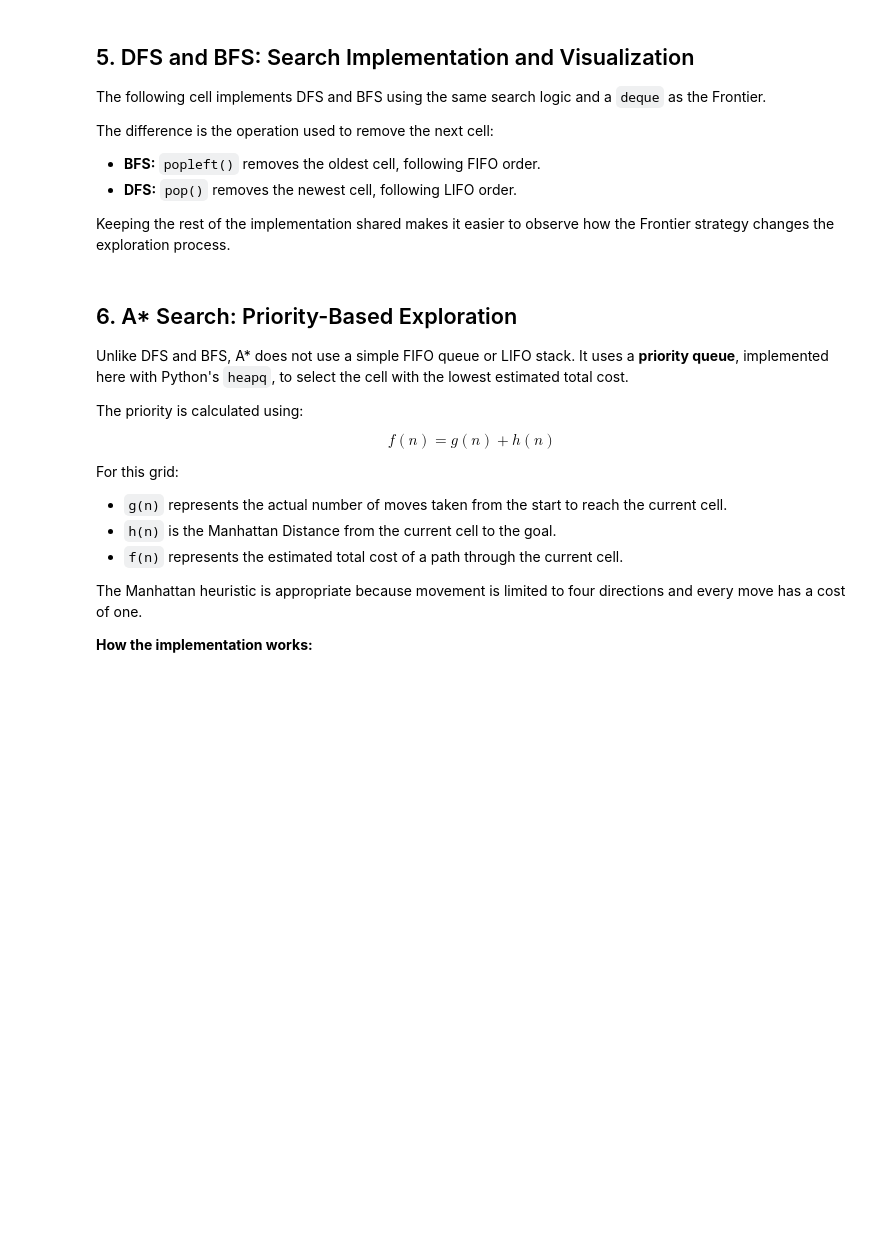
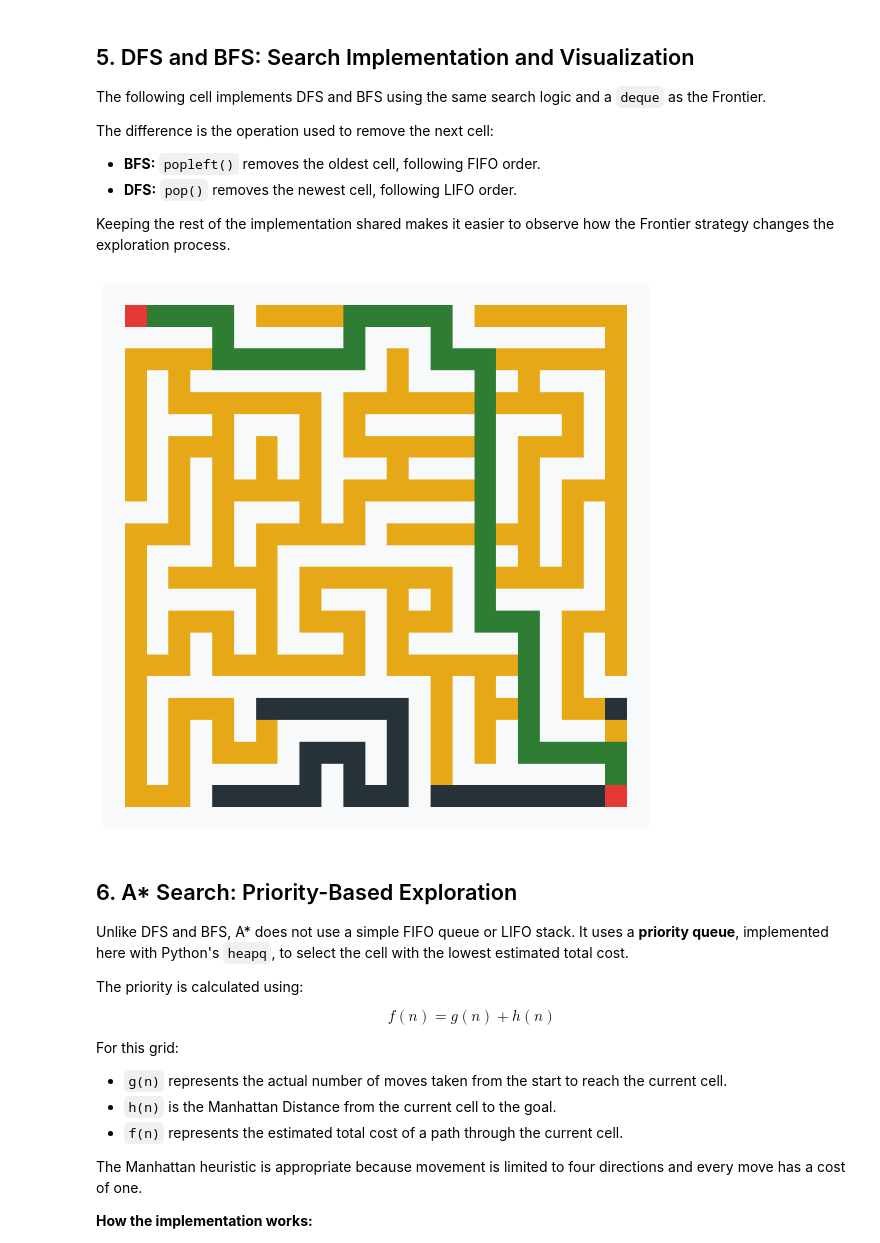
Before and after one commit to youssefengineer1-web/maze, a Jupyter notebook: maze.ipynb, the cells around one changed output. Cells and saved outputs as stored; diff of their text form; code cells hidden in the pictures; blank space fills up the shorter version.

```diff
--- a/maze.ipynb
+++ b/maze.ipynb
@@ -266,6 +271,7 @@ from collections import deque
 
 maze = [row.copy() for row in selected_maze]
 
+update_maze = create_maze(maze)
 
 def solve_maze(start, search_type):
 
@@ -294,34 +300,36 @@ def solve_maze(start, search_type):
             parent[(x, y)] = (i, j)
 
             if maze[x][y] == 3:  # Goal Has Been Found
 
                 # Trace predecessors backward to reconstruct the path to the start
                 node = parent[(x, y)]
 
                 while node != start:
 
                     maze[node[0]][node[1]] = 4
 
                     node = parent[node]
 
                 return True
 
             maze[x][y] = 5  # Mark the cell as explored.
 
             frontier.append((x, y))
 
             visited.add((x, y))
 
             update_maze(maze)
 
     return False
 
 
-sleep(3)
+sleep(2)
 
 solve_maze(start=(1, 1), search_type="bfs")
 
 update_maze(maze)
+# %% [output]
+[figure, added]
 # %% [markdown]
 ## 6. A* Search: Priority-Based Exploration
 
```
Also changed, not shown: parts of 2 cells of this notebook.
